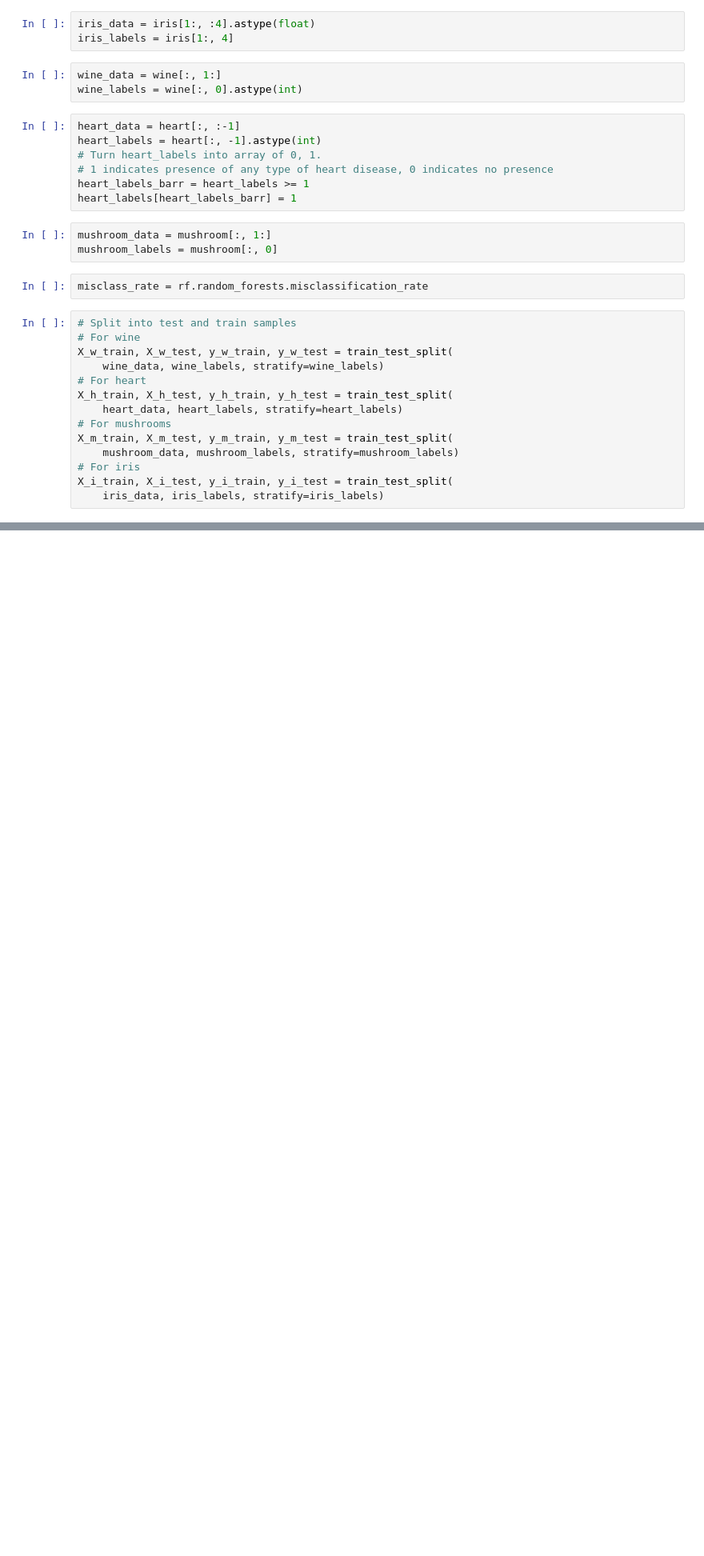
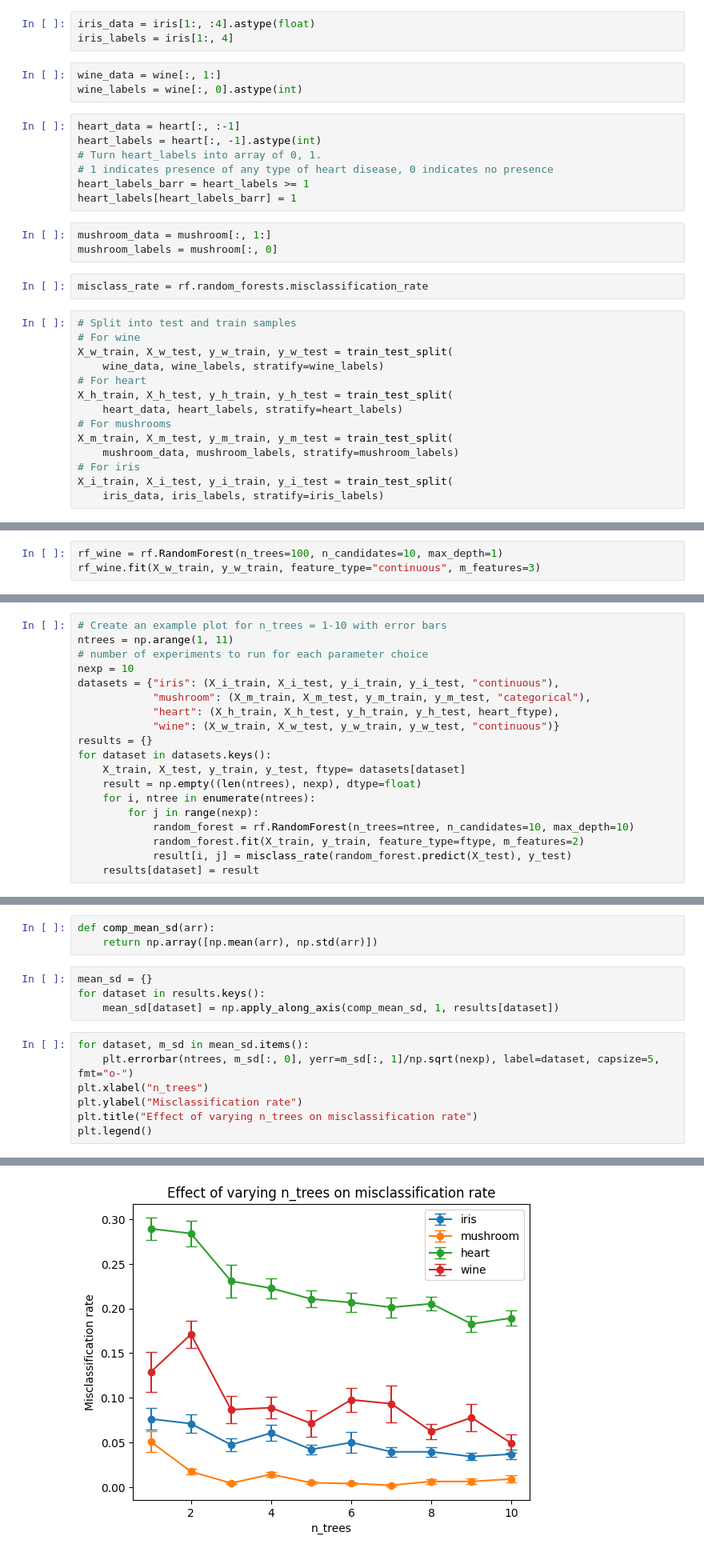
Before and after one commit to liyiyan128/M2R-random-forests, a Jupyter notebook: simulations/trying_datasets.ipynb, the cells around one changed output, grey strips where cells are left out. Shown at 80% size. Drawn from its saved outputs; the diff is of its cells as text; blank space fills up the shorter version.

Commit message:
an example graph

```diff
--- a/simulations/trying_datasets.ipynb
+++ b/simulations/trying_datasets.ipynb
@@ -63,0 +64,3 @@ misclass_rate(rf_heart.predict(X_h_test), y_h_test)
+# %%
+rf_wine = rf.RandomForest(n_trees=100, n_candidates=10, max_depth=1)
+rf_wine.fit(X_w_train, y_w_train, feature_type="continuous", m_features=3)
@@ -63,0 +71,19 @@ misclass_rate(rf_heart.predict(X_h_test), y_h_test)
+# %%
+# Create an example plot for n_trees = 1-10 with error bars
+ntrees = np.arange(1, 11)
+# number of experiments to run for each parameter choice
+nexp = 10
+datasets = {"iris": (X_i_train, X_i_test, y_i_train, y_i_test, "continuous"),
+            "mushroom": (X_m_train, X_m_test, y_m_train, y_m_test, "categorical"),
+            "heart": (X_h_train, X_h_test, y_h_train, y_h_test, heart_ftype),
+            "wine": (X_w_train, X_w_test, y_w_train, y_w_test, "continuous")}
+results = {}
+for dataset in datasets.keys():
+    X_train, X_test, y_train, y_test, ftype= datasets[dataset]
+    result = np.empty((len(ntrees), nexp), dtype=float)
+    for i, ntree in enumerate(ntrees):
+        for j in range(nexp):
+            random_forest = rf.RandomForest(n_trees=ntree, n_candidates=10, max_depth=10)
+            random_forest.fit(X_train, y_train, feature_type=ftype, m_features=2)
+            result[i, j] = misclass_rate(random_forest.predict(X_test), y_test)
+    results[dataset] = result
@@ -63,0 +95,15 @@ misclass_rate(rf_heart.predict(X_h_test), y_h_test)
+# %%
+def comp_mean_sd(arr):
+    return np.array([np.mean(arr), np.std(arr)])
+# %%
+mean_sd = {}
+for dataset in results.keys():
+    mean_sd[dataset] = np.apply_along_axis(comp_mean_sd, 1, results[dataset])
+# %%
+for dataset, m_sd in mean_sd.items():
+    plt.errorbar(ntrees, m_sd[:, 0], yerr=m_sd[:, 1]/np.sqrt(nexp), label=dataset, capsize=5, fmt="o-")
+plt.xlabel("n_trees")
+plt.ylabel("Misclassification rate")
+plt.title("Effect of varying n_trees on misclassification rate")
+plt.legend()
+# %% [output]
@@ -63,0 +111 @@ misclass_rate(rf_heart.predict(X_h_test), y_h_test)
+[figure, added]
```
Also changed, not shown: parts of 5 cells of this notebook, 2 other files.
